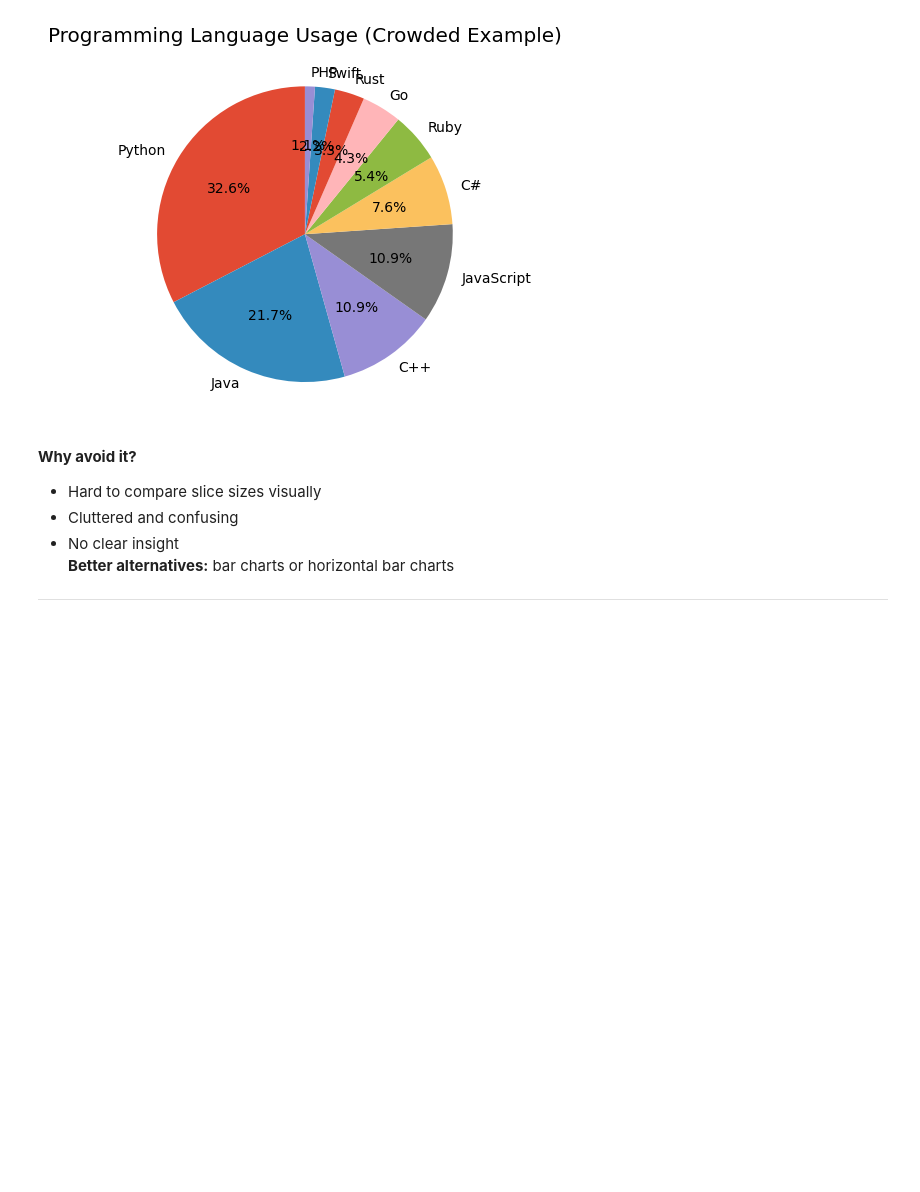
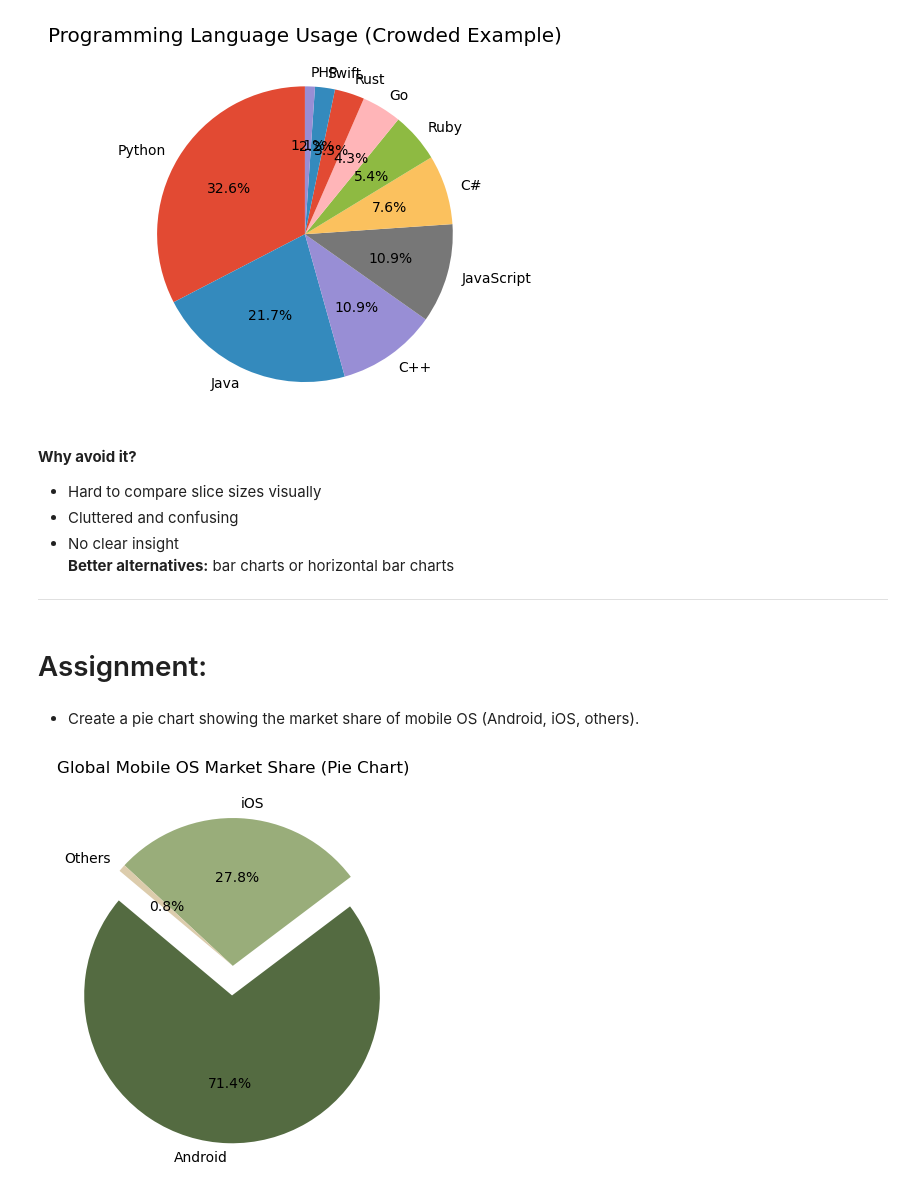
Before and after one commit to yashmahajancd/ULTIMATE-JOB-READY-DATA-SCIENCE, a Jupyter notebook: 08-matplotlib/03_pie_charts.ipynb, the cells around one changed output. Saved outputs shown, nothing was run; the diff lists cells and outputs as text; code cells hidden in the pictures; blank space fills up the shorter version.

Commit message:
pie charts in matplotlib

```diff
--- a/08-matplotlib/03_pie_charts.ipynb
+++ b/08-matplotlib/03_pie_charts.ipynb
@@ -304,3 +304,26 @@ plt.show()
 - No clear insight
 **Better alternatives:** bar charts or horizontal bar charts
 ---
+# %% [markdown]
+# Assignment:
+# %% [markdown]
+- Create a pie chart showing the market share of mobile OS (Android, iOS, others).
+# %%
+# Market share data
+os_labels = ['Android', 'iOS', 'Others']
+os_shares = [71.4, 27.8, 0.8]
+os_colors = ['#546B41', '#99AD7A', '#DCCCAC']
+# %%
+plt.pie(
+    os_shares,
+    labels=os_labels,
+    explode=[0.2, 0, 0],
+    colors=os_colors,
+    startangle=140,
+    autopct='%1.1f%%'
+)
+
+plt.title('Global Mobile OS Market Share (Pie Chart)')
+plt.show()
+# %% [output]
+[figure, added]
```
Also changed, not shown: parts of 3 cells of this notebook.
